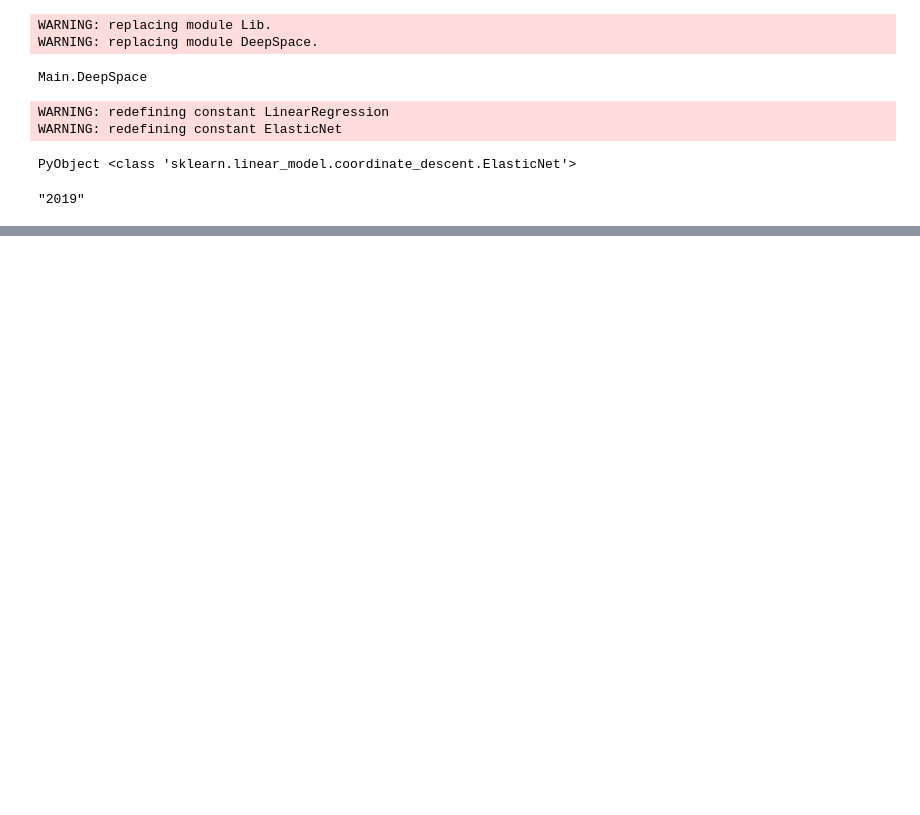
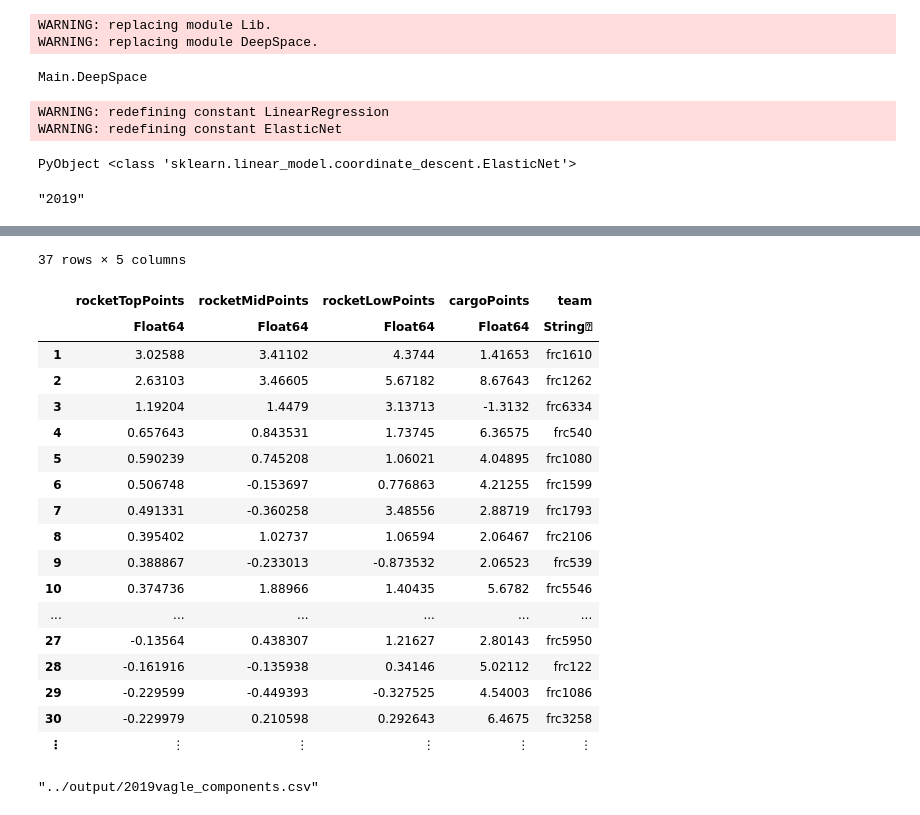
Before and after one commit to Thing342/frc-stats-workbench, a Jupyter notebook: notebooks/components.ipynb, the cells around one changed output, grey strips where cells are left out. Cells and saved outputs as stored; diff of their text form; code cells hidden in the pictures; blank space fills up the shorter version.

```diff
--- a/notebooks/components.ipynb
+++ b/notebooks/components.ipynb
@@ -104,0 +106,28 @@ components
+# %%
+colname = [:rocketTopPoints, :rocketMidPoints, :rocketLowPoints, :cargoPoints, :team]
+sort(components, colname, rev=true)[colname]
+# %% [output]
+37 rows × 5 columns
+|  | rocketTopPoints | rocketMidPoints | rocketLowPoints | cargoPoints | team |
+|  | Float64 | Float64 | Float64 | Float64 | String⍰ |
+| 1 | 3.02588 | 3.41102 | 4.3744 | 1.41653 | frc1610 |
+| 2 | 2.63103 | 3.46605 | 5.67182 | 8.67643 | frc1262 |
+| 3 | 1.19204 | 1.4479 | 3.13713 | -1.3132 | frc6334 |
+| 4 | 0.657643 | 0.843531 | 1.73745 | 6.36575 | frc540 |
+| 5 | 0.590239 | 0.745208 | 1.06021 | 4.04895 | frc1080 |
+| 6 | 0.506748 | -0.153697 | 0.776863 | 4.21255 | frc1599 |
+| 7 | 0.491331 | -0.360258 | 3.48556 | 2.88719 | frc1793 |
+| 8 | 0.395402 | 1.02737 | 1.06594 | 2.06467 | frc2106 |
+| 9 | 0.388867 | -0.233013 | -0.873532 | 2.06523 | frc539 |
+| 10 | 0.374736 | 1.88966 | 1.40435 | 5.6782 | frc5546 |
+| ... | ... | ... | ... | ... | ... |
+| 27 | -0.13564 | 0.438307 | 1.21627 | 2.80143 | frc5950 |
+| 28 | -0.161916 | -0.135938 | 0.34146 | 5.02112 | frc122 |
+| 29 | -0.229599 | -0.449393 | -0.327525 | 4.54003 | frc1086 |
+| 30 | -0.229979 | 0.210598 | 0.292643 | 6.4675 | frc3258 |
+| ⋮ | ⋮ | ⋮ | ⋮ | ⋮ | ⋮ |
+# %%
+using CSV
+CSV.write("../output/$(KEY)_components.csv", components)
+# %% [output]
+"../output/2019vagle_components.csv"
```
Also changed, not shown: parts of 6 cells of this notebook, 17 other files.
